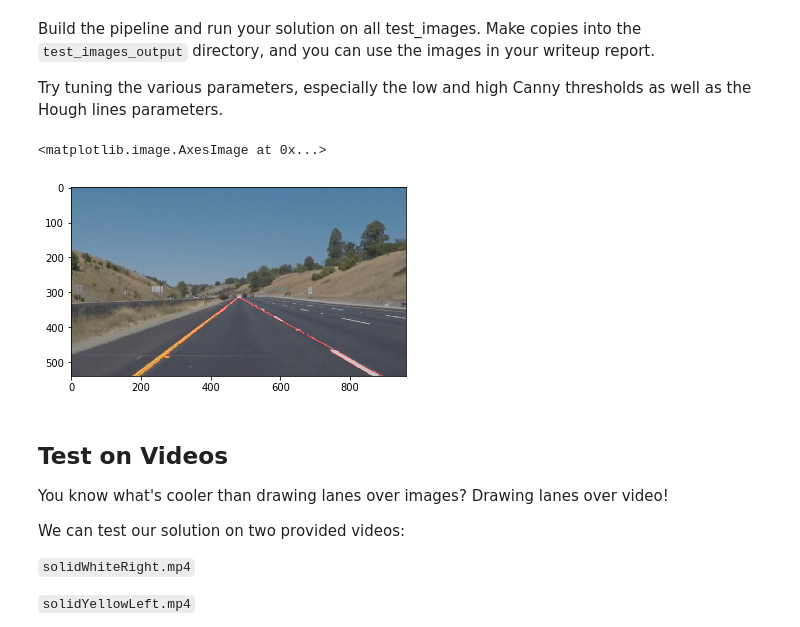
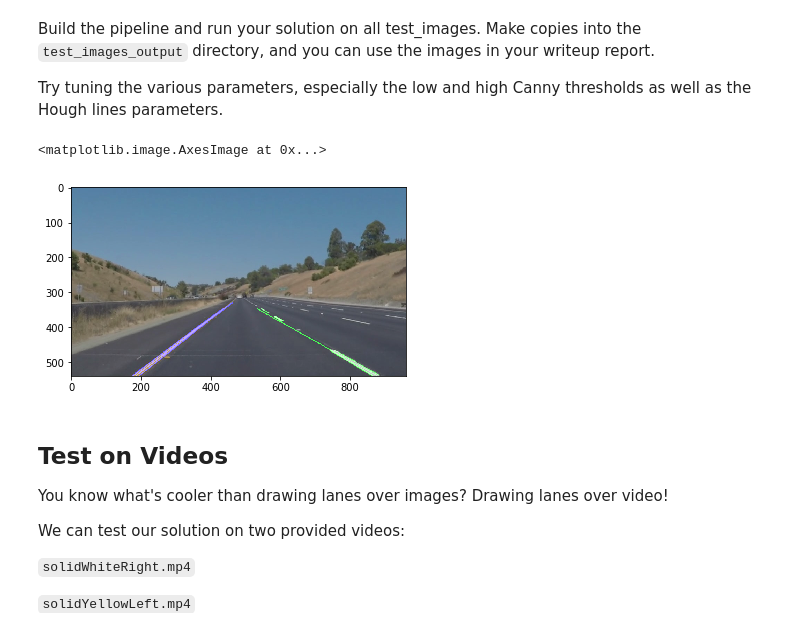
Before and after one commit to anarchistMegaByte/SDCND, a Jupyter notebook: CarND-LaneLines-P1/P1.ipynb, the cells around one changed output. Cells and saved outputs as stored; diff of their text form; code cells hidden in the pictures.

```diff
--- a/CarND-LaneLines-P1/P1.ipynb
+++ b/CarND-LaneLines-P1/P1.ipynb
@@ -201,40 +259,43 @@ test_image = mpimg.imread('test_images/whiteCarLaneSwitch.jpg')
 cpy_test_image_region = np.copy(test_image)
 #xsize = test_image.shape[1]
 #ysize = test_image.shape[0]
 #print(ysize)
 #plt.imshow(image)
 #red_thresh = 200
 #blue_thresh = 200
 #green_thresh = 200
 #rgb_thresh = [red_thresh,green_thresh,blue_thresh]
 #threshold = (test_image[:,:,0] < rgb_thresh[0]) | (test_image[:,:,1] < rgb_thresh[1]) | (test_image[:,:,2] < rgb_thresh[2])
 #cpy_test_image[threshold] = [0,0,0]
 
-left_bottom = [180,540]
-right_bottom = [890,540]
-apex = [480,315]
+xsize = cpy_test_image_region.shape[1]
+ysize = cpy_test_image_region.shape[0]
+left_bottom = [0.10 * xsize,ysize]
+right_bottom = [0.98 * xsize,ysize]
+apex = [0.5 * xsize,0.58 * ysize]
 
 #fit_left = np.polyfit([left_bottom[0],apex[0]],[left_bottom[1],apex[1]],1)
 #fit_right = np.polyfit([right_bottom[0],apex[0]],[right_bottom[1],apex[1]],1)
 #fit_bottom = np.polyfit([left_bottom[0],right_bottom[0]],[left_bottom[1],right_bottom[1]],1)
 
 #XX,YY = np.meshgrid(np.arange(0,xsize),np.arange(0,ysize))
 
 #image_region = ( (YY > (XX*fit_left[0] + fit_left[1])) & (YY > (XX*fit_right[0] + fit_right[1])) & (YY < (XX*fit_bottom[0] + fit_bottom[1])))
 #cpy_test_image_region[~threshold & image_region] = [255,0,0]
 #cpy_test_image_region[image_region] = [255,0,0]
 
 polygon = np.array([ [left_bottom[0],left_bottom[1]], [apex[0],apex[1]], [right_bottom[0],right_bottom[1]] ], np.int32)
-cpy_test_image_region = region_of_interest(test_image,[polygon])
-grey_image = grayscale(cpy_test_image_region)
+
+grey_image = grayscale(test_image)
 guassian_image = gaussian_blur(grey_image,5)
 canny_edge = canny(guassian_image, 50, 150)
-line_img = hough_lines(canny_edge,1,np.pi/180,1,5,3)
+cpy_test_image_region = region_of_interest(canny_edge,[polygon])
+line_img = hough_lines(cpy_test_image_region,2,np.pi/180,15,20,10)
 final = weighted_img(line_img, test_image)
 plt.imshow(final)
 # %% [output]
 <matplotlib.image.AxesImage at 0x...>
-[figure, old version]
+[figure, new version]
 # %% [markdown]
 ## Test on Videos
 
```
Also changed, not shown: parts of 7 cells of this notebook, 3 other files.
